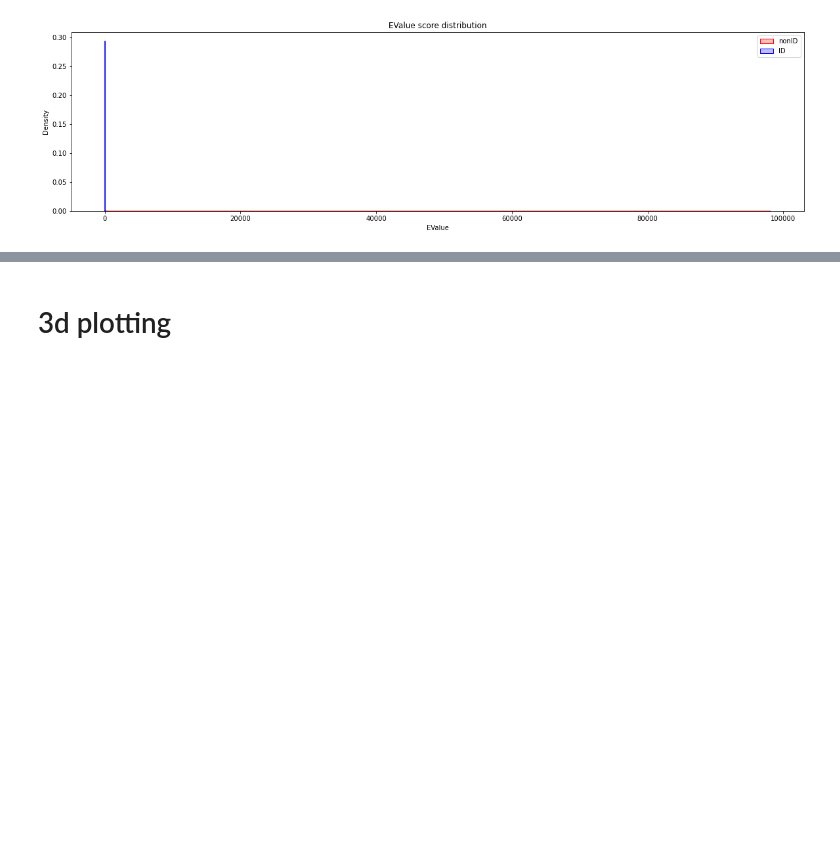
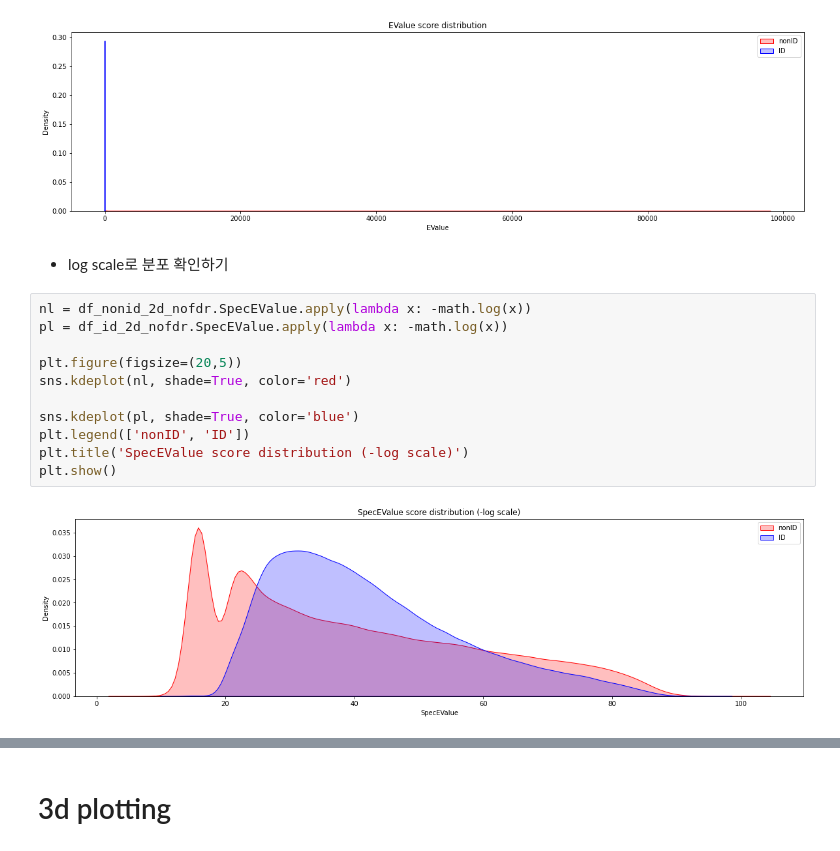
Before and after one commit to zoohoson/Peptide_Detectability, a Jupyter notebook: noPTM_test/dataEDA_2019NatProsit_MSGFScore_noPTMver.ipynb, the cells around one changed output, grey strips where cells are left out. Saved outputs shown, nothing was run; the diff lists cells and outputs as text; blank space fills up the shorter version.

```diff
--- a/noPTM_test/dataEDA_2019NatProsit_MSGFScore_noPTMver.ipynb
+++ b/noPTM_test/dataEDA_2019NatProsit_MSGFScore_noPTMver.ipynb
@@ -602,3 +495,18 @@ plt.title('EValue score distribution')
 plt.show()
 # %% [output]
 [figure]
+# %% [markdown]
+* log scale로 분포 확인하기
+# %%
+nl = df_nonid_2d_nofdr.SpecEValue.apply(lambda x: -math.log(x))
+pl = df_id_2d_nofdr.SpecEValue.apply(lambda x: -math.log(x))
+
+plt.figure(figsize=(20,5))
+sns.kdeplot(nl, shade=True, color='red')
+
+sns.kdeplot(pl, shade=True, color='blue')
+plt.legend(['nonID', 'ID'])
+plt.title('SpecEValue score distribution (-log scale)')
+plt.show()
+# %% [output]
+[figure, added]
```
Also changed, not shown: parts of 37 cells of this notebook, 8 other files.
